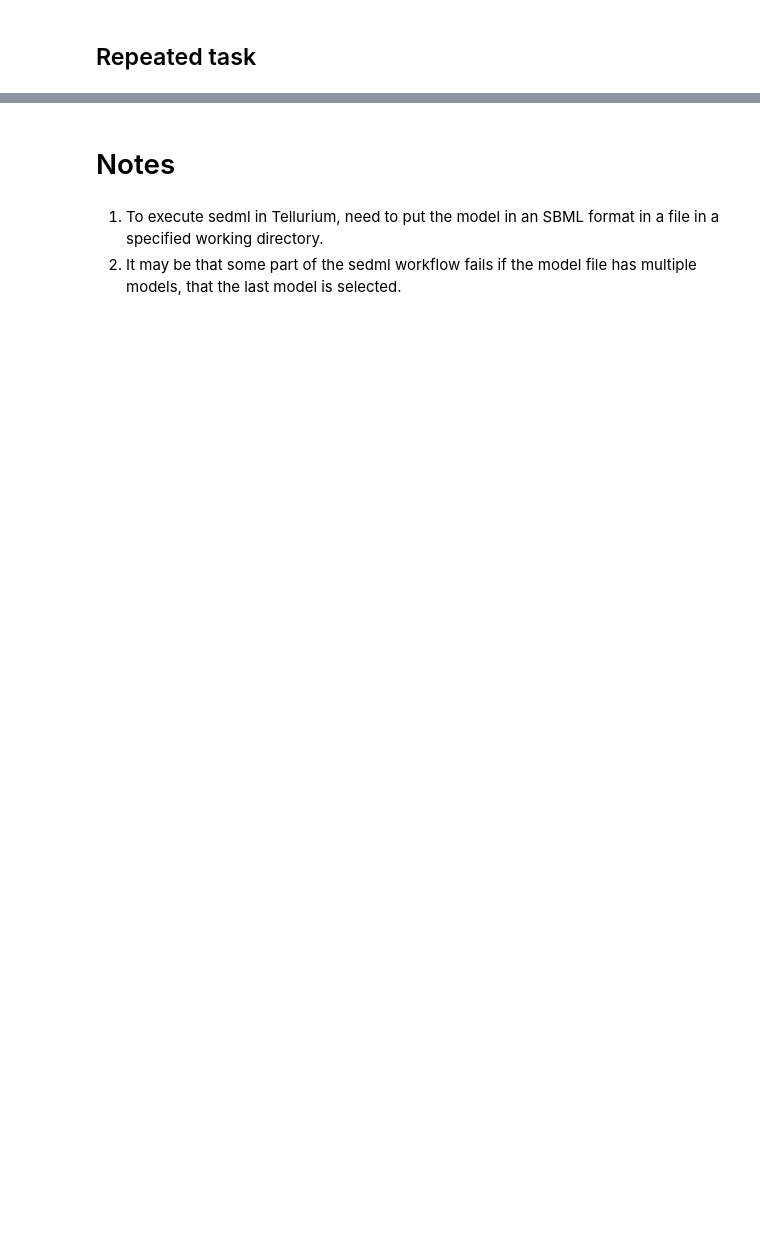
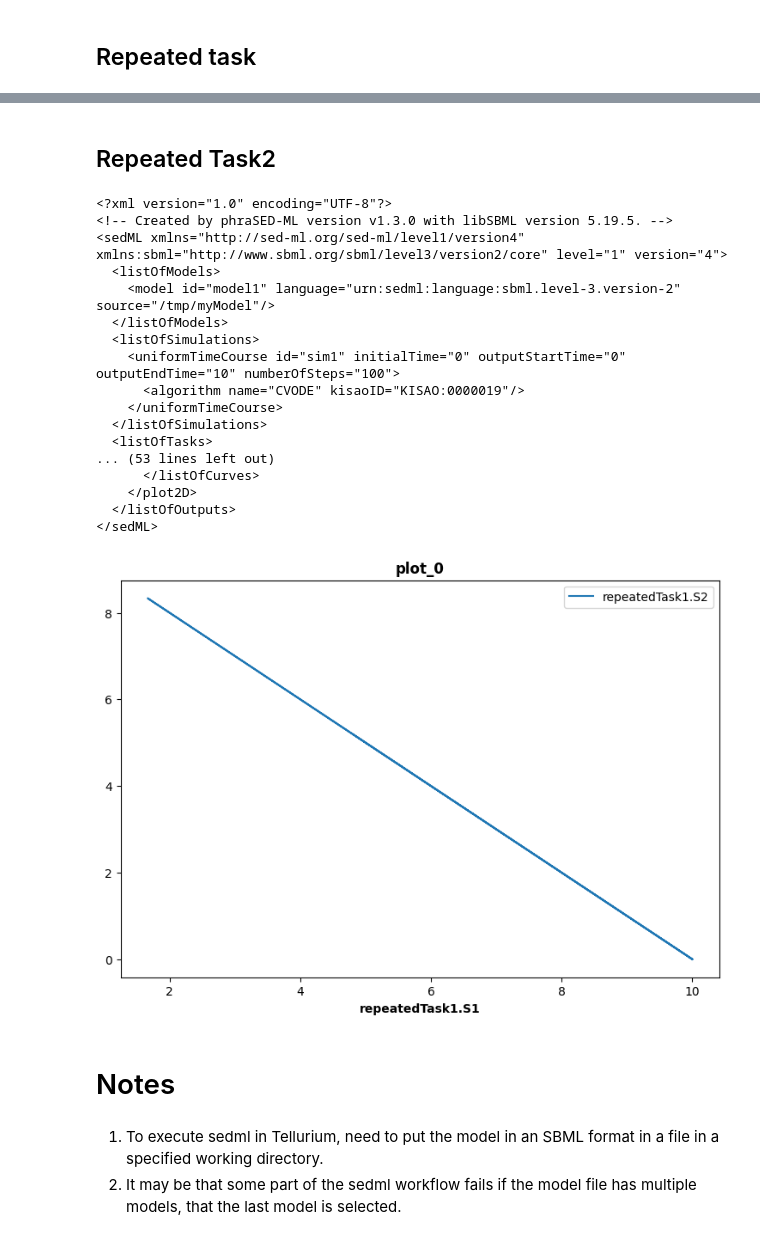
Before and after one commit to sys-bio/SimpleSEDML, a Jupyter notebook: notebooks/explore_sedml.ipynb, the cells around one changed output, grey strips where cells are left out. Drawn from its saved outputs; the diff is of its cells as text; code cells hidden in the pictures; blank space fills up the shorter version.

```diff
--- a/notebooks/explore_sedml.ipynb
+++ b/notebooks/explore_sedml.ipynb
@@ -473,3 +286,40 @@ else:
+# %% [markdown]
+## Repeated Task2
+# %%
+phrasedml_str = '''
+model1 = model "/tmp/myModel"
+sim1 = simulate uniform(0, 10, 100)
+task1 = run sim1 on model1
+repeatedTask1 = repeat task1 for k1 in [0.1, 0.5, 1.0], k2 in [0.05, 0.1, 0.2], reset=true
+//plot "Substrate Dynamics" repeatedTask1.time vs repeatedTask1.S1
+plot repeatedTask1.S1 vs repeatedTask1.S2
+'''
+# %%
+sedml_str = phrasedml.convertString(phrasedml_str)
+if sedml_str == None:
+    print(phrasedml.getLastError())
+else:
+    print(sedml_str)
+    te.executeSEDML(sedml_str)
+# %% [output]
+<?xml version="1.0" encoding="UTF-8"?>
+<!-- Created by phraSED-ML version v1.3.0 with libSBML version 5.19.5. -->
+<sedML xmlns="http://sed-ml.org/sed-ml/level1/version4" xmlns:sbml="http://www.sbml.org/sbml/level3/version2/core" level="1" version="4">
+  <listOfModels>
+    <model id="model1" language="urn:sedml:language:sbml.level-3.version-2" source="/tmp/myModel"/>
+  </listOfModels>
+  <listOfSimulations>
+    <uniformTimeCourse id="sim1" initialTime="0" outputStartTime="0" outputEndTime="10" numberOfSteps="100">
+      <algorithm name="CVODE" kisaoID="KISAO:0000019"/>
+    </uniformTimeCourse>
+  </listOfSimulations>
+  <listOfTasks>
+... (53 lines left out)
+      </listOfCurves>
+    </plot2D>
+  </listOfOutputs>
+</sedML>
+[figure, added]
 # %% [markdown]
 # Notes
 # %% [markdown]
```
Also changed, not shown: parts of 21 cells of this notebook, 4 other files.
